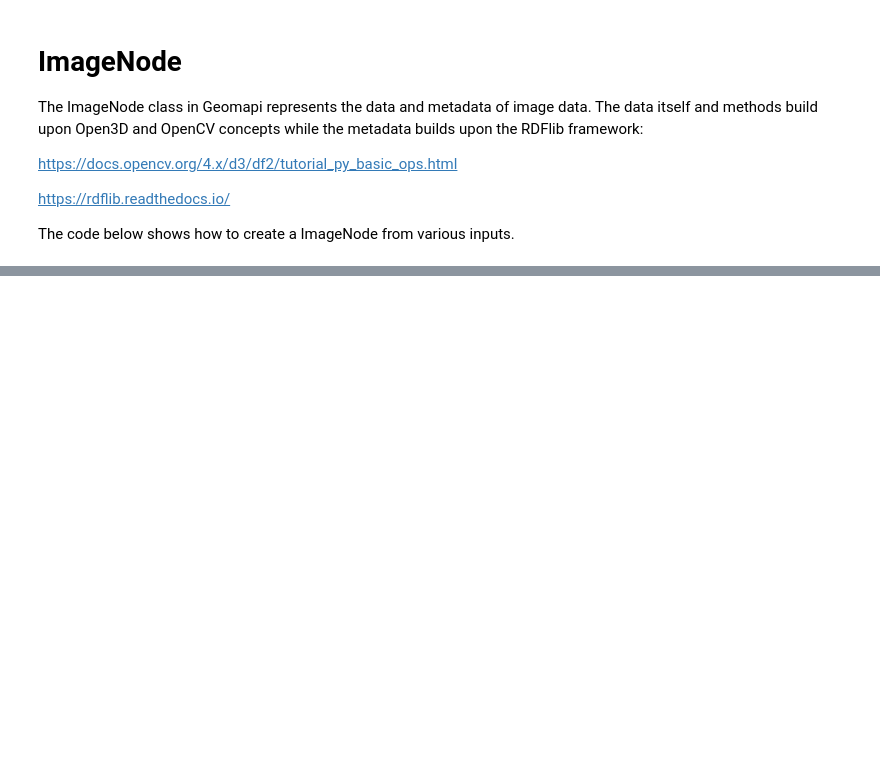
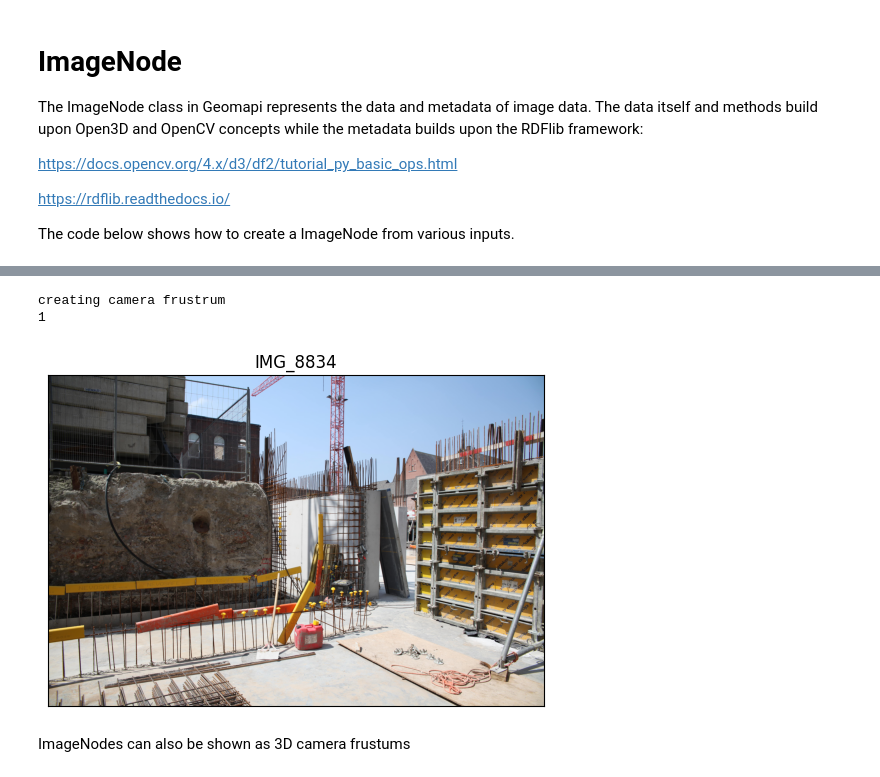
Before and after one commit to KU-Leuven-Geomatics/geomapi, a Jupyter notebook: docs/source/tutorial/tutorial_imagenodes.ipynb, the cells around one changed output, grey strips where cells are left out. Saved outputs shown, nothing was run; the diff lists cells and outputs as text; code cells hidden in the pictures; blank space fills up the shorter version.

Commit message:
Documentaion and imageNode focallenght

```diff
--- a/docs/source/tutorial/tutorial_imagenodes.ipynb
+++ b/docs/source/tutorial/tutorial_imagenodes.ipynb
@@ -350,0 +217,9 @@ print(virtualNode.graph.serialize())
+# %%
+node = ImageNode(path=r"../../..\tests\testfiles\img\IMG_8834.JPG", loadResource=True, focalLength35mm=50)
+node.show(convertColorspace=False)
+# %% [output]
+creating camera frustrum
+1
+[figure, added]
+# %% [markdown]
+ImageNodes can also be shown as 3D camera frustums
```
Also changed, not shown: parts of 75 cells of this notebook, 21 other files.
